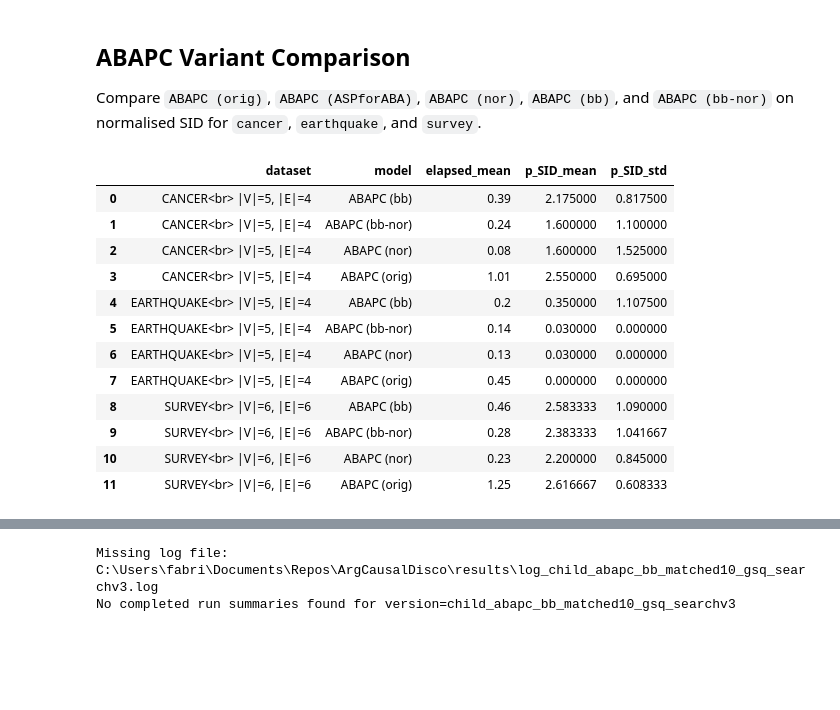
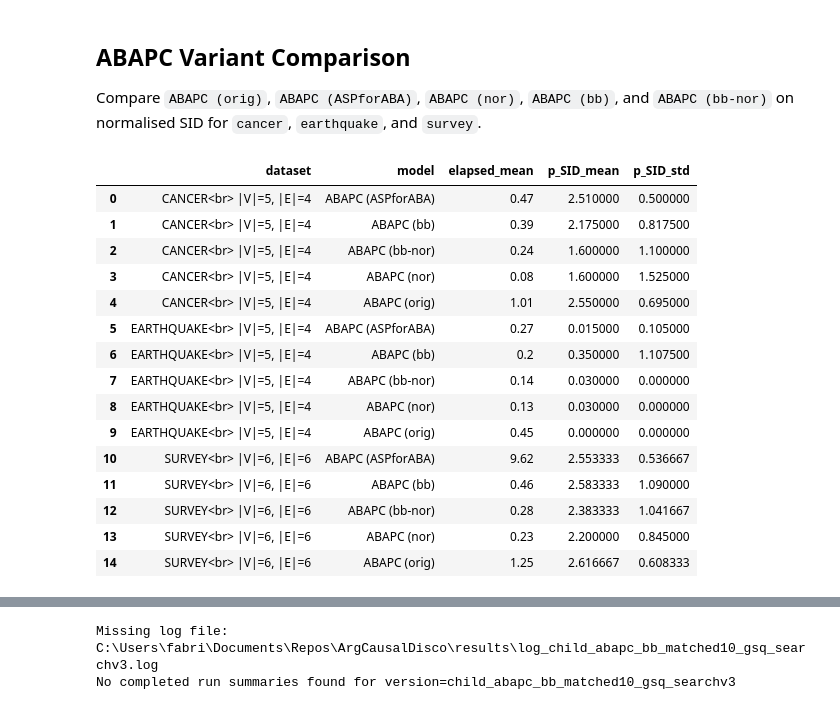
Before and after one commit to briziorusso/ArgCausalDisco, a Jupyter notebook: notebooks/experiments_bnlearn.ipynb, the cells around one changed output, grey strips where cells are left out. Saved outputs shown, nothing was run; the diff lists cells and outputs as text; code cells hidden in the pictures; blank space fills up the shorter version.

```diff
--- a/notebooks/experiments_bnlearn.ipynb
+++ b/notebooks/experiments_bnlearn.ipynb
@@ -644,8 +644,14 @@ else:
 CPDAG models: ['Random', 'FGS', 'NOTEARS-MLP', 'MPC', 'ABAPC (orig)']
 # %%
 # Add ABAPC (orig) and ASPforABA runtime series from stored BNLearn results
-GRADUAL_BNLEARN_RESULTS_DIR = REPO_ROOT / 'gradual-sem-causal-aba' / 'results' / 'extension_based_semantics'
-GRADUAL_BNLEARN_DAG_CSV = GRADUAL_BNLEARN_RESULTS_DIR / 'stored_results_bnlearn_50rep.csv'
+GRADUAL_BNLEARN_DAG_CSV_CANDIDATES = [
+    REPO_ROOT / 'gradual-sem-causal-aba' / 'results' / 'extension_based_semantics' / 'stored_results_bnlearn_50rep.csv',
+    REPO_ROOT / 'semantics' / 'results' / 'extension_based_semantics' / 'stored_results_bnlearn_50rep.csv',
+]
+GRADUAL_BNLEARN_DAG_CSV = next(
+    (path for path in GRADUAL_BNLEARN_DAG_CSV_CANDIDATES if path.exists()),
+    GRADUAL_BNLEARN_DAG_CSV_CANDIDATES[0],
+)
 
 def align_to_columns(frame, columns):
     out = frame.copy()
@@ -1061,7 +1067,7 @@ comparison_names_dict = {
 comparison_colors_dict = {
     'abapc_orig': '#8c564b',
     'pure_abapc': 'black',
-    'abapc_nor': '#bcbd22',
+    'abapc_nor': sand_yellow,
     'abapc_bb': water_green,
     'abapc_bb_nor': leaf_green,
 }
@@ -1100,45 +1106,48 @@ if len(variant_sid_df):
         variant_sid_df['model'].isin(['ABAPC (nor)', 'ABAPC (bb)', 'ABAPC (bb-nor)'])
         & variant_sid_df['dataset'].astype(str).str.replace('<br>.*', '', regex=True).str.lower().isin(comparison_datasets)
     ].copy()
 
 sid_compare_df = pd.concat([
     frame for frame in [orig_sid_df, asp_sid_df, variant_sid_df]
     if len(frame)
 ], ignore_index=True, sort=False)
 
 if len(sid_compare_df):
     sid_compare_df = sid_compare_df.sort_values(['dataset', 'model']).reset_index(drop=True)
     sid_compare_methods = [
         comparison_names_dict[method] for method in comparison_methods
         if comparison_names_dict[method] in sid_compare_df['model'].unique()
     ]
     bar_chart_plotly(
         sid_compare_df, 'p_SID', comparison_names_dict, comparison_colors_dict, sid_compare_methods,
         save_figs=save_figs, font_size=23,
         output_name=str(REPO_ROOT / 'results/figs/Fig.bn_abapc_variants_sid_with_aspforaba.html'),
         debug=False
     )
     display(
         sid_compare_df[['dataset', 'model', 'elapsed_mean', 'p_SID_mean', 'p_SID_std']]
         .sort_values(['dataset', 'model'])
         .reset_index(drop=True)
     )
 else:
     print('No ASPforABA-vs-ABAPC comparison data found.')
 # %% [output]
 |  | dataset | model | elapsed_mean | p_SID_mean | p_SID_std |
-| 0 | CANCER<br> |V|=5, |E|=4 | ABAPC (bb) | 0.39 | 2.175000 | 0.817500 |
-| 1 | CANCER<br> |V|=5, |E|=4 | ABAPC (bb-nor) | 0.24 | 1.600000 | 1.100000 |
-| 2 | CANCER<br> |V|=5, |E|=4 | ABAPC (nor) | 0.08 | 1.600000 | 1.525000 |
-| 3 | CANCER<br> |V|=5, |E|=4 | ABAPC (orig) | 1.01 | 2.550000 | 0.695000 |
-| 4 | EARTHQUAKE<br> |V|=5, |E|=4 | ABAPC (bb) | 0.2 | 0.350000 | 1.107500 |
-| 5 | EARTHQUAKE<br> |V|=5, |E|=4 | ABAPC (bb-nor) | 0.14 | 0.030000 | 0.000000 |
-| 6 | EARTHQUAKE<br> |V|=5, |E|=4 | ABAPC (nor) | 0.13 | 0.030000 | 0.000000 |
-| 7 | EARTHQUAKE<br> |V|=5, |E|=4 | ABAPC (orig) | 0.45 | 0.000000 | 0.000000 |
-| 8 | SURVEY<br> |V|=6, |E|=6 | ABAPC (bb) | 0.46 | 2.583333 | 1.090000 |
-| 9 | SURVEY<br> |V|=6, |E|=6 | ABAPC (bb-nor) | 0.28 | 2.383333 | 1.041667 |
-| 10 | SURVEY<br> |V|=6, |E|=6 | ABAPC (nor) | 0.23 | 2.200000 | 0.845000 |
-| 11 | SURVEY<br> |V|=6, |E|=6 | ABAPC (orig) | 1.25 | 2.616667 | 0.608333 |
+| 0 | CANCER<br> |V|=5, |E|=4 | ABAPC (ASPforABA) | 0.47 | 2.510000 | 0.500000 |
+| 1 | CANCER<br> |V|=5, |E|=4 | ABAPC (bb) | 0.39 | 2.175000 | 0.817500 |
+| 2 | CANCER<br> |V|=5, |E|=4 | ABAPC (bb-nor) | 0.24 | 1.600000 | 1.100000 |
+| 3 | CANCER<br> |V|=5, |E|=4 | ABAPC (nor) | 0.08 | 1.600000 | 1.525000 |
+| 4 | CANCER<br> |V|=5, |E|=4 | ABAPC (orig) | 1.01 | 2.550000 | 0.695000 |
+| 5 | EARTHQUAKE<br> |V|=5, |E|=4 | ABAPC (ASPforABA) | 0.27 | 0.015000 | 0.105000 |
+| 6 | EARTHQUAKE<br> |V|=5, |E|=4 | ABAPC (bb) | 0.2 | 0.350000 | 1.107500 |
+| 7 | EARTHQUAKE<br> |V|=5, |E|=4 | ABAPC (bb-nor) | 0.14 | 0.030000 | 0.000000 |
+| 8 | EARTHQUAKE<br> |V|=5, |E|=4 | ABAPC (nor) | 0.13 | 0.030000 | 0.000000 |
+| 9 | EARTHQUAKE<br> |V|=5, |E|=4 | ABAPC (orig) | 0.45 | 0.000000 | 0.000000 |
+| 10 | SURVEY<br> |V|=6, |E|=6 | ABAPC (ASPforABA) | 9.62 | 2.553333 | 0.536667 |
+| 11 | SURVEY<br> |V|=6, |E|=6 | ABAPC (bb) | 0.46 | 2.583333 | 1.090000 |
+| 12 | SURVEY<br> |V|=6, |E|=6 | ABAPC (bb-nor) | 0.28 | 2.383333 | 1.041667 |
+| 13 | SURVEY<br> |V|=6, |E|=6 | ABAPC (nor) | 0.23 | 2.200000 | 0.845000 |
+| 14 | SURVEY<br> |V|=6, |E|=6 | ABAPC (orig) | 1.25 | 2.616667 | 0.608333 |
 # %%
 # Runtime comparison across ABAPC variants and baselines
 if len(matched10_runtime_all):
```
Also changed, not shown: parts of 3 cells of this notebook, 17 other files.
